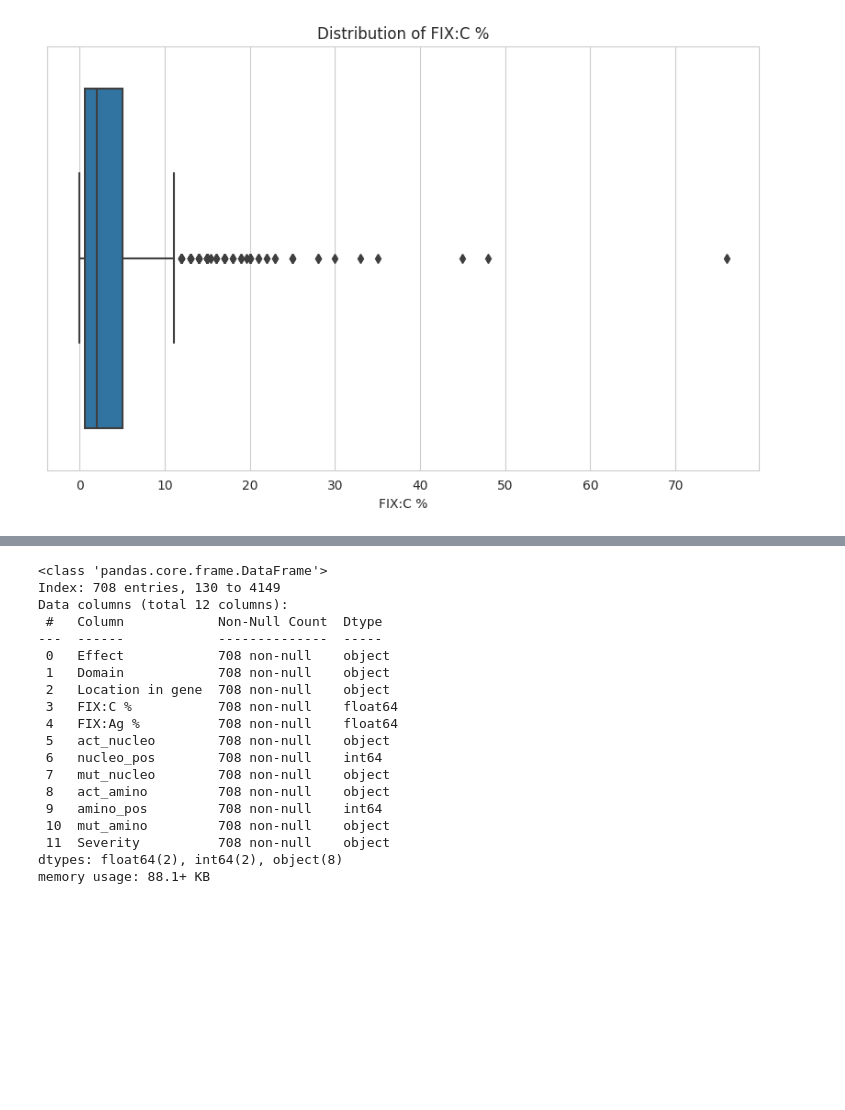
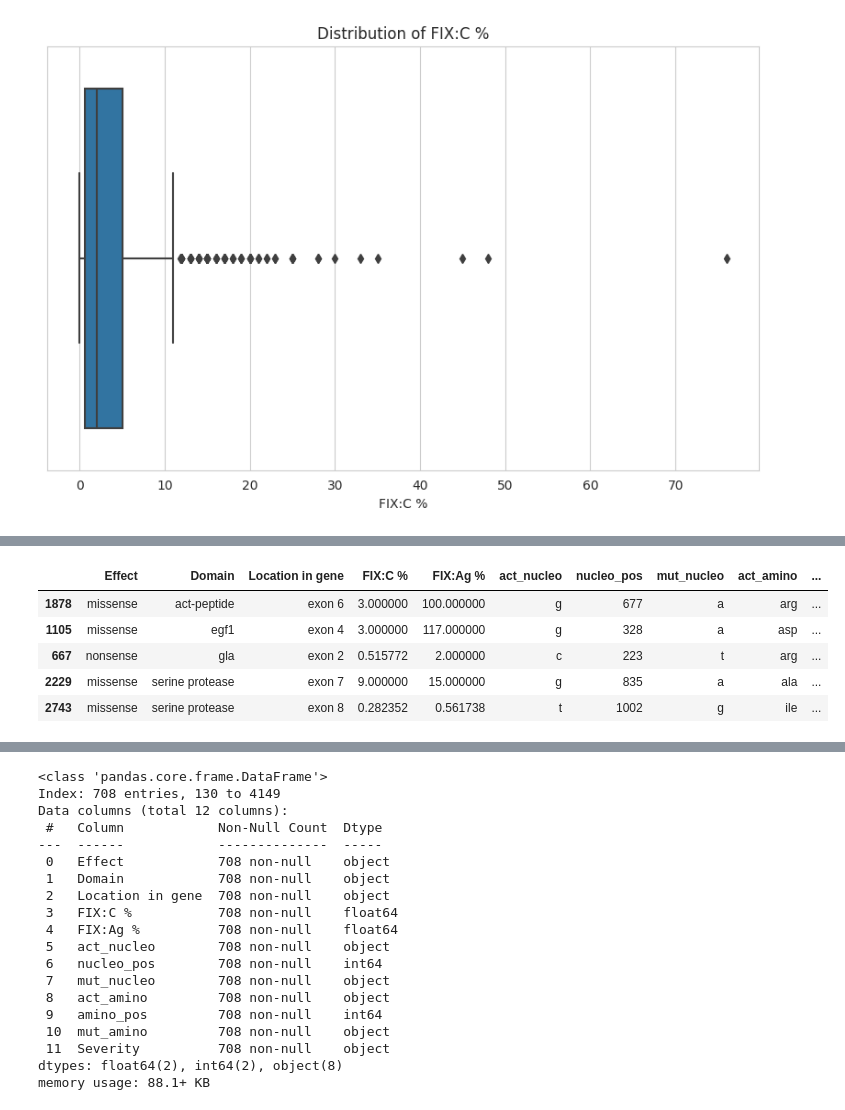
Before and after one commit to JestinGigi/Predicting_Haemophilia_B, a Jupyter notebook: Haemophilia_prediction_B.ipynb, the cells around one changed output, grey strips where cells are left out. Saved outputs shown, nothing was run; the diff lists cells and outputs as text; code cells hidden in the pictures; blank space fills up the shorter version.

```diff
--- a/Haemophilia_prediction_B.ipynb
+++ b/Haemophilia_prediction_B.ipynb
@@ -361,3 +413,12 @@ print(IQR)
+# %%
+new_df.sample(5)
+# %% [output]
+|  | Effect | Domain | Location in gene | FIX:C % | FIX:Ag % | act_nucleo | nucleo_pos | mut_nucleo | act_amino | ... |
+| 1878 | missense | act-peptide | exon 6 | 3.000000 | 100.000000 | g | 677 | a | arg | ... |
+| 1105 | missense | egf1 | exon 4 | 3.000000 | 117.000000 | g | 328 | a | asp | ... |
+| 667 | nonsense | gla | exon 2 | 0.515772 | 2.000000 | c | 223 | t | arg | ... |
+| 2229 | missense | serine protease | exon 7 | 9.000000 | 15.000000 | g | 835 | a | ala | ... |
+| 2743 | missense | serine protease | exon 8 | 0.282352 | 0.561738 | t | 1002 | g | ile | ... |
 # %%
 new_df[(new_df['FIX:C %'] < Q1 - 1.5*IQR) | (new_df['FIX:C %'] > Q3 + 1.5*IQR)]
 # %% [output]
```
Also changed, not shown: parts of 17 cells of this notebook, 4 other files.
